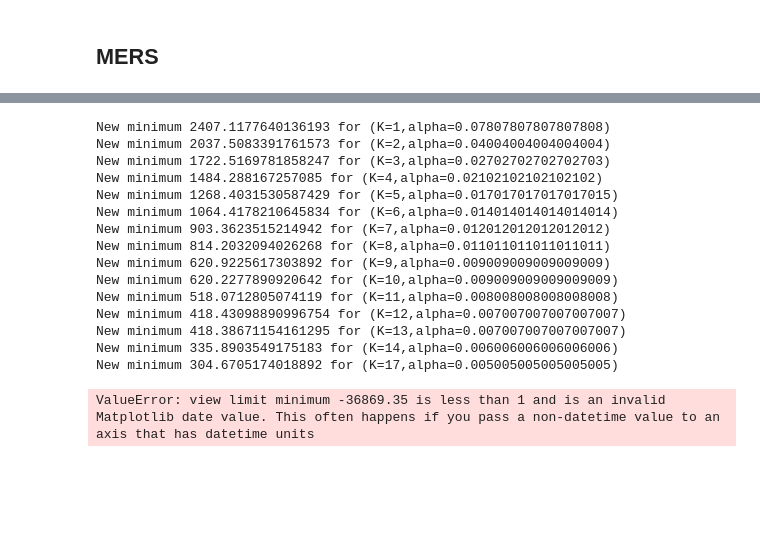
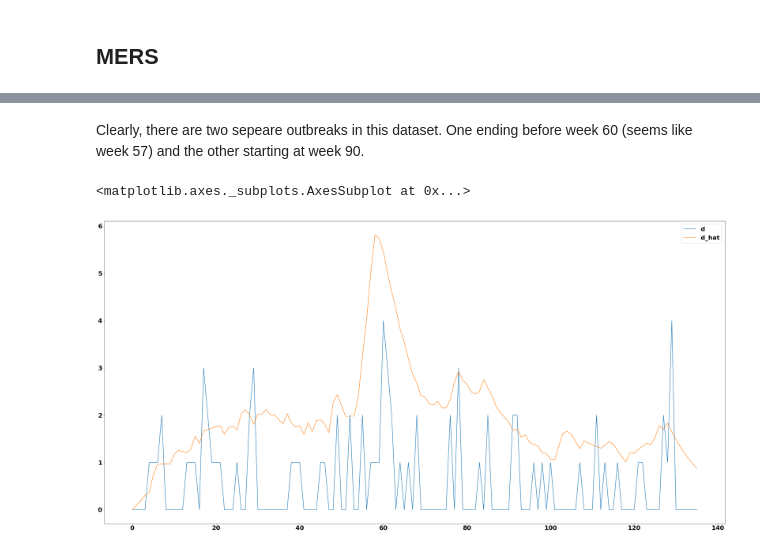
Before and after one commit to Thopiax/pydemic, a Jupyter notebook: analysis.ipynb, the cells around one changed output, grey strips where cells are left out. Saved outputs shown, nothing was run; the diff lists cells and outputs as text; code cells hidden in the pictures; blank space fills up the shorter version.

Commit message:
Seperated MERS outbreak and reduced sampling frequency

```diff
--- a/analysis.ipynb
+++ b/analysis.ipynb
@@ -130,19 +104,14 @@ d = adjusted_mers_ts['Dead']
-# %%
-optimize(X, d)
-# %% [output]
-New minimum 2407.1177640136193 for (K=1,alpha=0.07807807807807808)
-New minimum 2037.5083391761573 for (K=2,alpha=0.04004004004004004)
-New minimum 1722.5169781858247 for (K=3,alpha=0.02702702702702703)
-New minimum 1484.288167257085 for (K=4,alpha=0.02102102102102102)
-New minimum 1268.4031530587429 for (K=5,alpha=0.017017017017017015)
-New minimum 1064.4178210645834 for (K=6,alpha=0.014014014014014014)
-New minimum 903.3623515214942 for (K=7,alpha=0.012012012012012012)
-New minimum 814.2032094026268 for (K=8,alpha=0.011011011011011011)
-New minimum 620.9225617303892 for (K=9,alpha=0.009009009009009009)
-New minimum 620.2277890920642 for (K=10,alpha=0.009009009009009009)
-New minimum 518.0712805074119 for (K=11,alpha=0.008008008008008008)
-New minimum 418.43098890996754 for (K=12,alpha=0.007007007007007007)
-New minimum 418.38671154161295 for (K=13,alpha=0.007007007007007007)
-New minimum 335.8903549175183 for (K=14,alpha=0.006006006006006006)
-New minimum 304.6705174018892 for (K=17,alpha=0.005005005005005005)
-ValueError: view limit minimum -36869.35 is less than 1 and is an invalid Matplotlib date value. This often happens if you pass a non-datetime value to an axis that has datetime units
+# %% [markdown]
+Clearly, there are two sepeare outbreaks in this dataset. One ending before week 60 (seems like week 57) and the other starting at week 90.
+# %%
+first_mers_ts = adjusted_mers_ts.loc[:"2018-01-28"]
+second_mers_ts = adjusted_mers_ts.loc["2018-09-09":]
+# %%
+estimate_death_curve(
+    first_mers_ts['Infected'].values,
+    first_mers_ts['Dead'].values,
+    S_mers
+).plot()
+# %% [output]
+<matplotlib.axes._subplots.AxesSubplot at 0x...>
+[figure, added]
```
Also changed, not shown: parts of 18 cells of this notebook, 4 other files.
